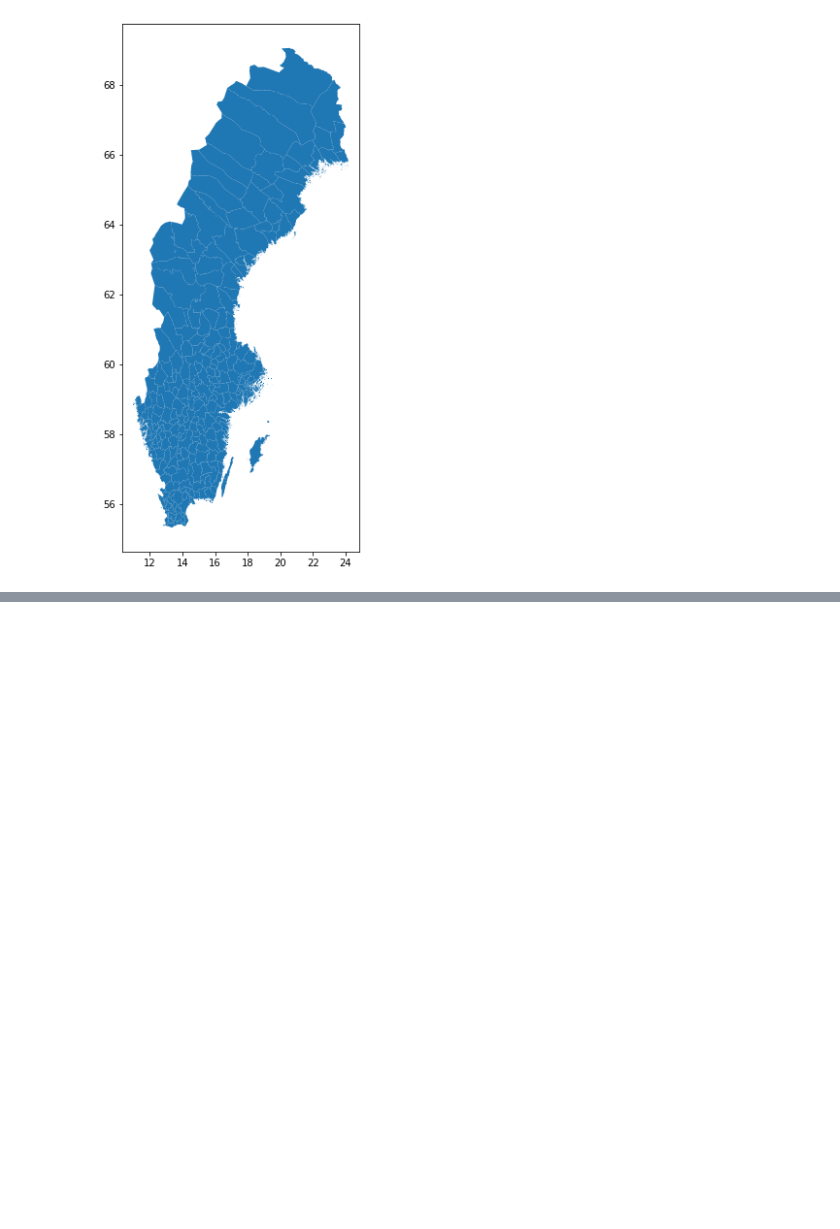
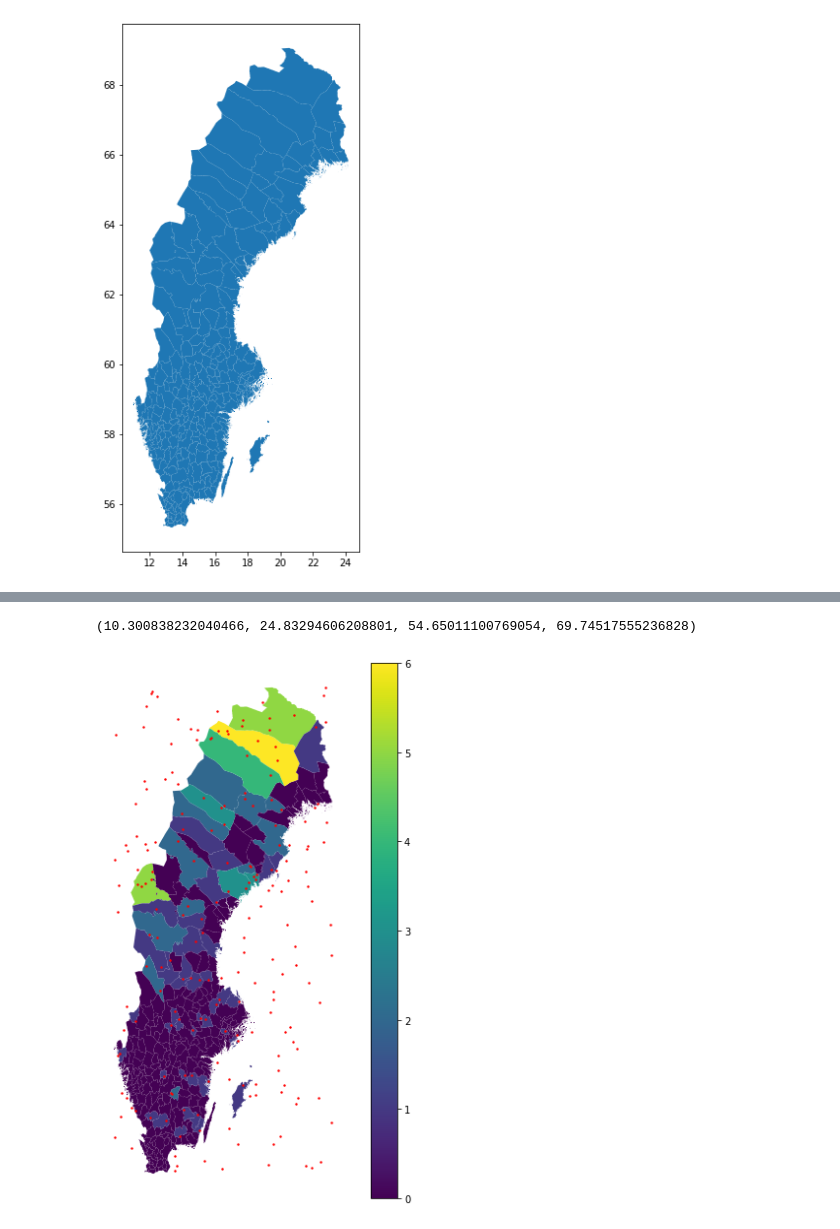
Before and after one commit to yohman/testroom, a Jupyter notebook: Generating random points within polygon bounds.ipynb, the cells around one changed output, grey strips where cells are left out. Saved outputs shown, nothing was run; the diff lists cells and outputs as text; code cells hidden in the pictures; blank space fills up the shorter version.

```diff
--- a/Generating random points within polygon bounds.ipynb
+++ b/Generating random points within polygon bounds.ipynb
@@ -49,0 +50,6 @@ ax.axis('off')
+# %%
+# do a spatial join to see which points fall within which polygons
+dfsjoin = gpd.sjoin(gdf, gdf_points) #Spatial join Points to polygons
+# %%
+# get number of points per geometry
+point_count = dfsjoin.GID_2.value_counts().reset_index().rename(columns={'index':'GID_2','GID_2':'point_count'})
@@ -49,0 +71,3 @@ ax.axis('off')
+# %%
+# merge it back to original shape
+gdf = gdf.merge(point_count, on='GID_2', how='left')
@@ -49,0 +88,12 @@ ax.axis('off')
+# %%
+# fill NaN's with 0
+gdf['point_count'].fillna(0, inplace=True)
+# %%
+# map both layers
+fig, ax = plt.subplots(figsize=(10,10))
+gdf.plot(ax=ax,column='point_count',legend=True)
+gdf_points.plot(ax=ax,markersize=2,color='red')
+ax.axis('off')
+# %% [output]
+(10.300838232040466, 24.83294606208801, 54.65011100769054, 69.74517555236828)
+[figure, added]
```
Also changed, not shown: parts of 9 cells of this notebook.
